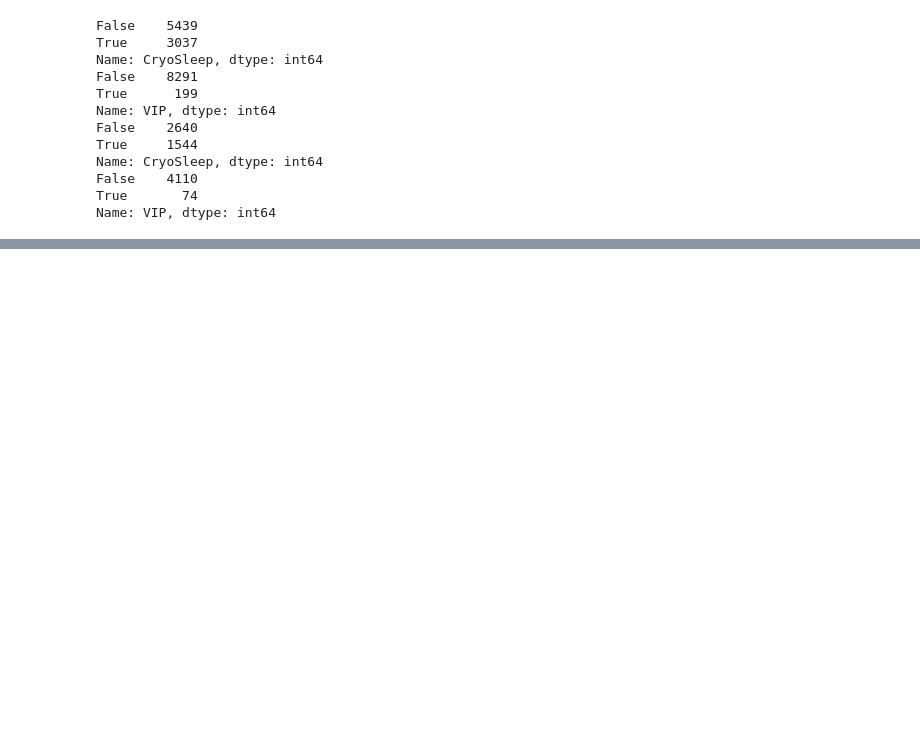
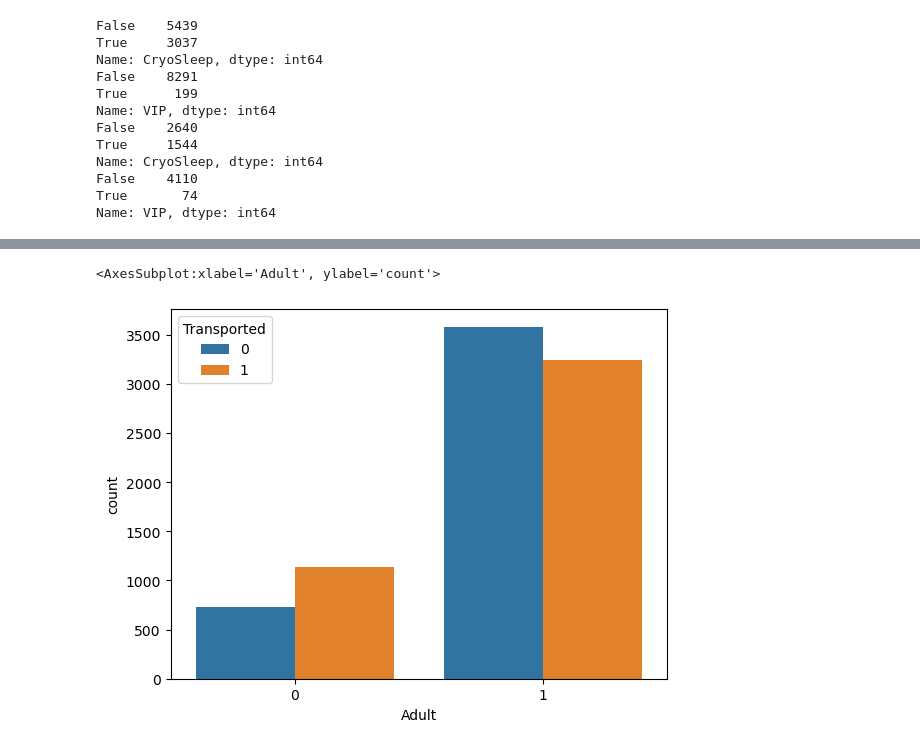
Before and after one commit to dundundundun5/python, a Jupyter notebook: kaggle/spaceship_titanic_preprocessing.ipynb, the cells around one changed output, grey strips where cells are left out. Drawn from its saved outputs; the diff is of its cells as text; code cells hidden in the pictures; blank space fills up the shorter version.

```diff
--- a/kaggle/spaceship_titanic_preprocessing.ipynb
+++ b/kaggle/spaceship_titanic_preprocessing.ipynb
@@ -219,0 +172,5 @@ train_full_y
+# %%
+sns.countplot(data=train, x='Adult',hue='Transported')
+# %% [output]
+<AxesSubplot:xlabel='Adult', ylabel='count'>
+[figure, added]
```
Also changed, not shown: parts of 22 cells of this notebook, 2 other files.
